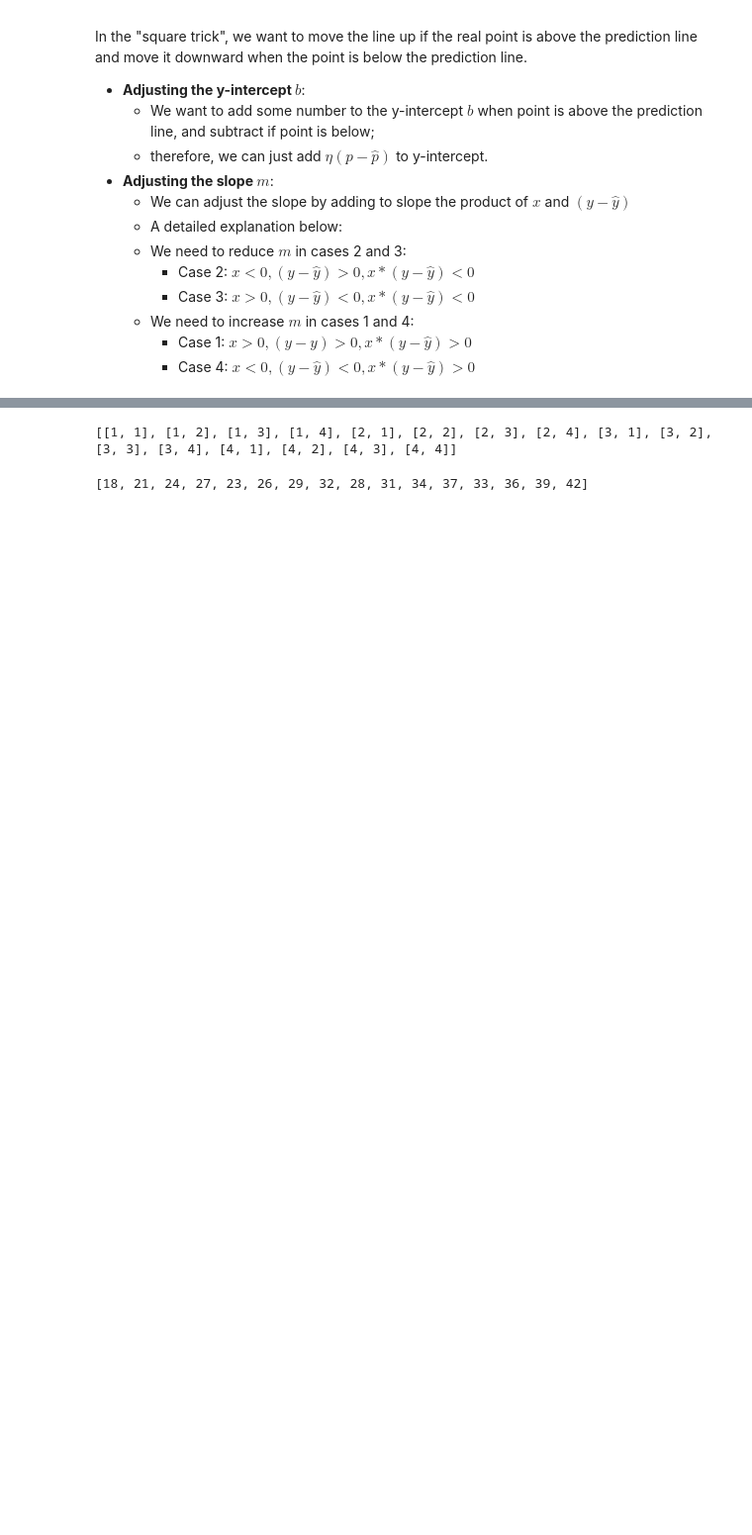
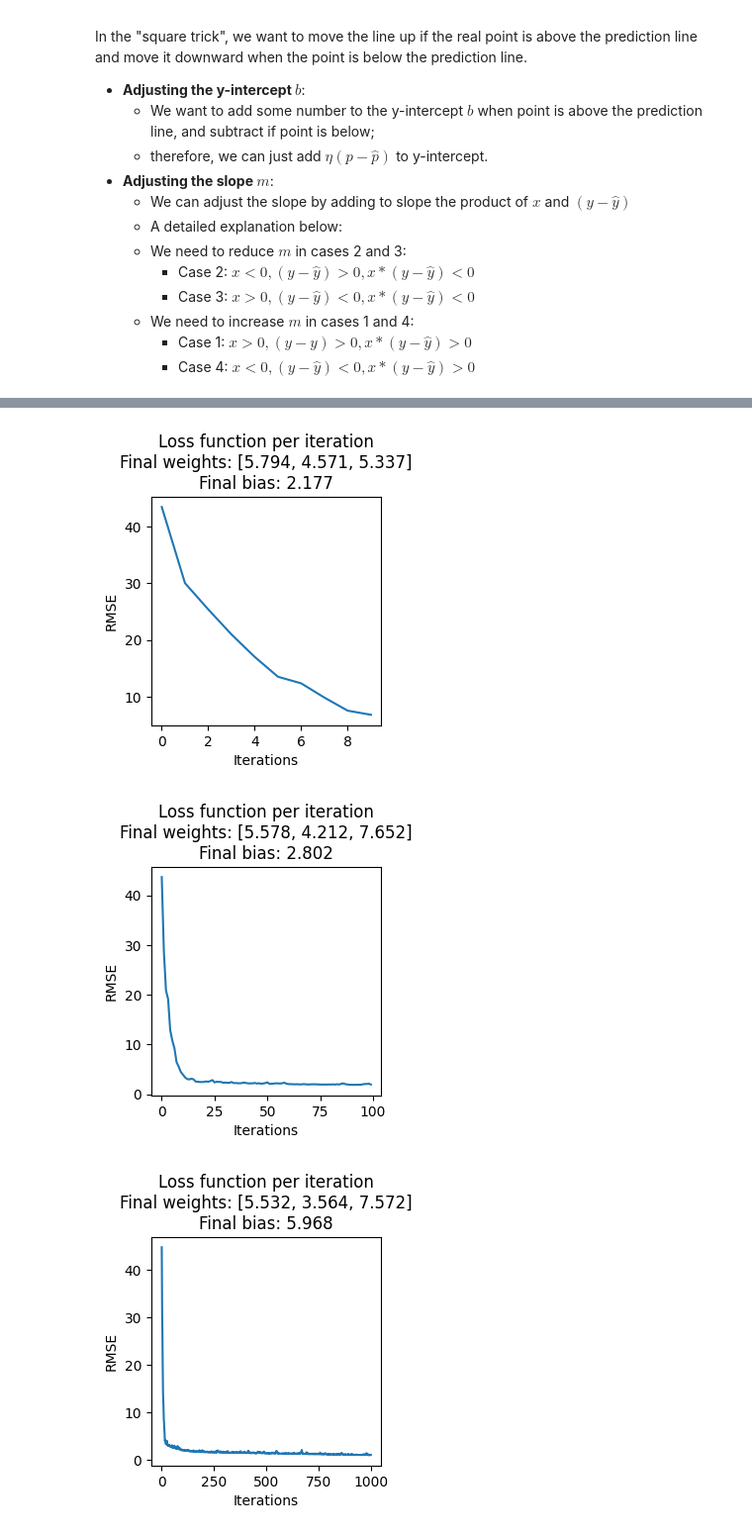
Before and after one commit to EvgeniiZorin/Booknotes_Grokking-Machine-Learning_Luis-G-Serrano, a Jupyter notebook: notes.ipynb, the cells around one changed output, grey strips where cells are left out. Shown at 99% size. Drawn from its saved outputs; the diff is of its cells as text; code cells hidden in the pictures; blank space fills up the shorter version.

```diff
--- a/notes.ipynb
+++ b/notes.ipynb
@@ -196,14 +299,13 @@ for i in [10, 100, 1000, 10000]:
 # %%
 """
-multiple linear regression
+equation:
+y = 5x_1 + 3x_2 + 7x_3 + 10
+"""
+features = np.array( [[i,j,k] for i in range(1,5) for j in range(1,5) for k in range(1,5)] )
+labels = np.array( [5*i + 3*j + 7*k + 10 for i,j,k in features] )
 
-equation:
-y = 5x_1 + 3x_2 + 10
-"""
-X = [[i,j] for i in range(1,5) for j in range(1,5)]
-print(X)
-Y = [5*i + 3*j + 10 for i,j in X]
-Y
+plot_visualisations(features, labels)
 # %% [output]
-[[1, 1], [1, 2], [1, 3], [1, 4], [2, 1], [2, 2], [2, 3], [2, 4], [3, 1], [3, 2], [3, 3], [3, 4], [4, 1], [4, 2], [4, 3], [4, 4]]
-[18, 21, 24, 27, 23, 26, 29, 32, 28, 31, 34, 37, 33, 36, 39, 42]
+[figure, added]
+[figure, added]
+[figure, added]
```
Also changed, not shown: parts of 14 cells of this notebook.
